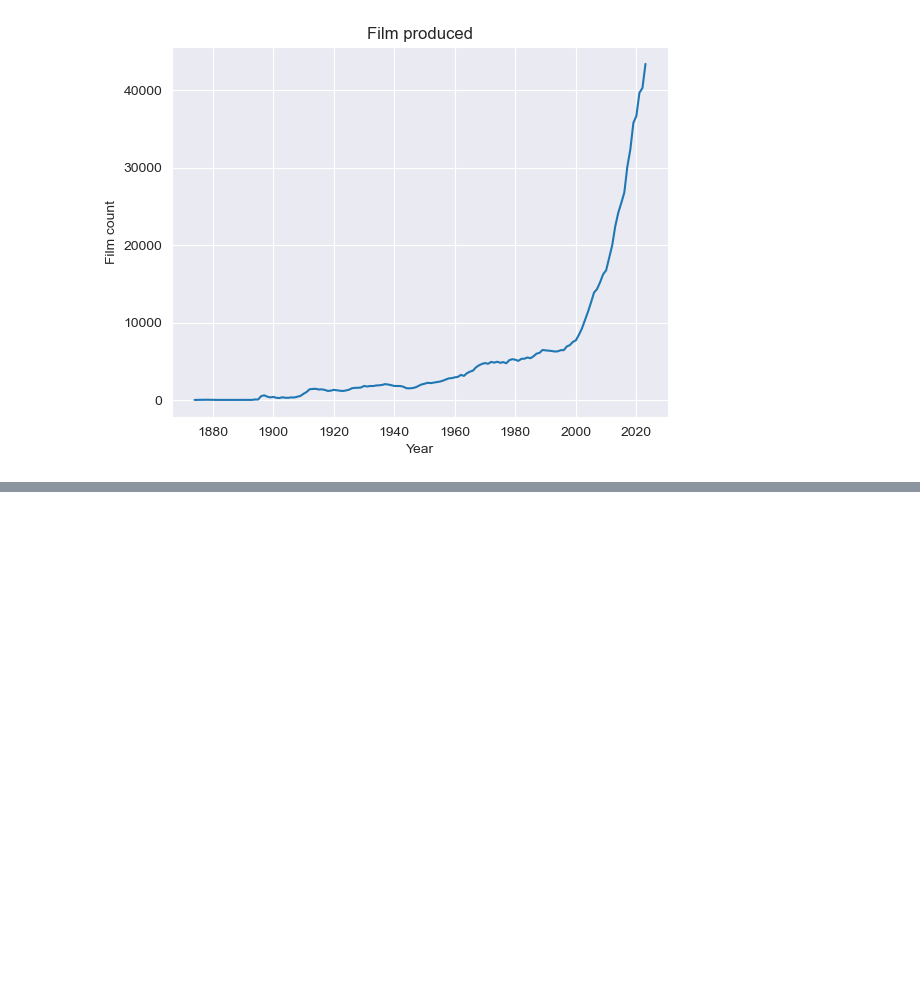
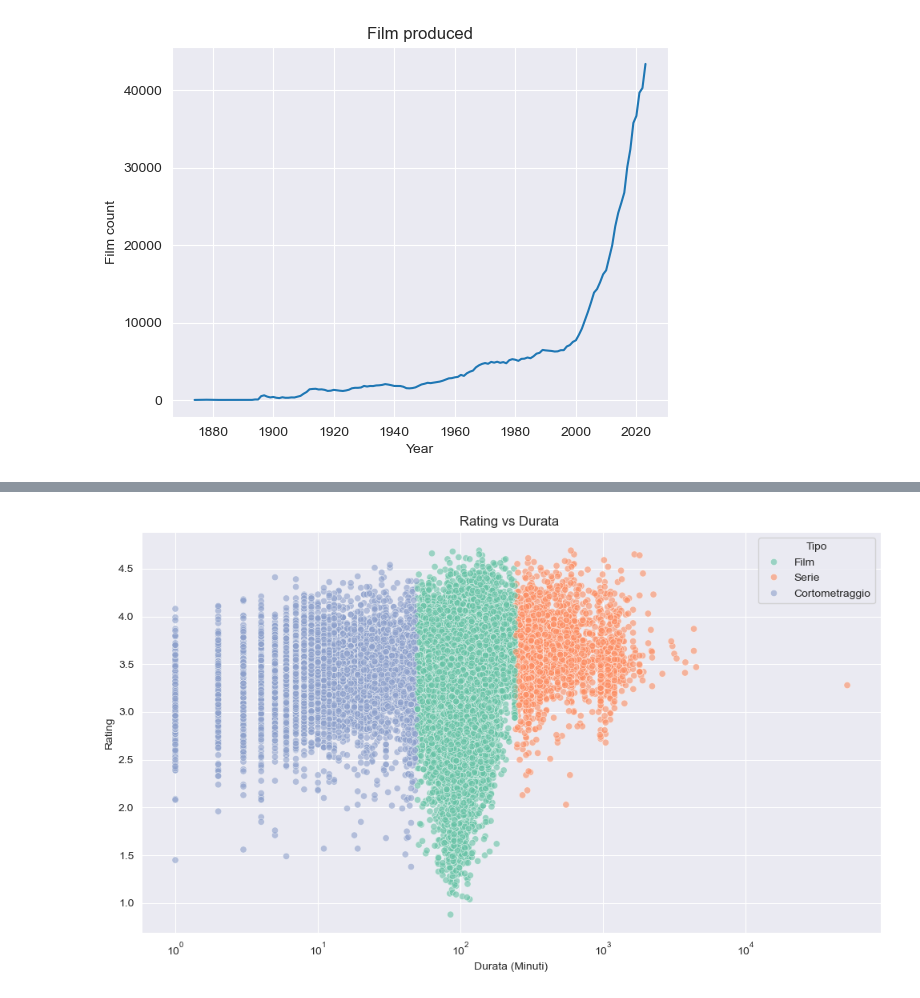
Before and after one commit to MarcoMac03/Film-analisys, a Jupyter notebook: main.ipynb, the cells around one changed output, grey strips where cells are left out. Drawn from its saved outputs; the diff is of its cells as text; code cells hidden in the pictures; blank space fills up the shorter version.

Commit message:
Rating vs Duration analysis. Completed without any type of correlation between the 2 parameters

```diff
--- a/main.ipynb
+++ b/main.ipynb
@@ -211,2 +195,21 @@ movies_with_types.head(50)
 # %%
 movies_with_types = movies_with_types[(movies_with_types['rating'].notna()) & (movies['minute'].notna())]
+# %%
+plt.figure(figsize=(10, 6))
+sns.scatterplot(
+    data=movies_with_types,
+    x='minute',
+    y='rating',
+    hue='type_of_movie',
+    palette='Set2',
+    alpha=0.6
+)
+plt.xscale('log')  # Scala logaritmica
+plt.title('Rating vs Durata ')
+plt.xlabel('Durata (Minuti)')
+plt.ylabel('Rating')
+plt.legend(title='Tipo')
+plt.tight_layout()
+plt.show()
+# %% [output]
+[figure, added]
```
Also changed, not shown: parts of 8 cells of this notebook.
